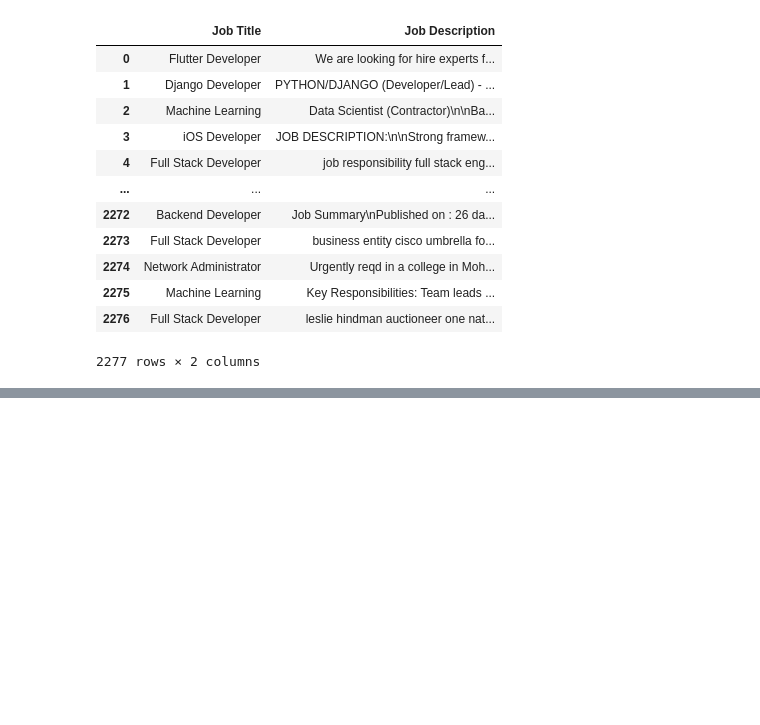
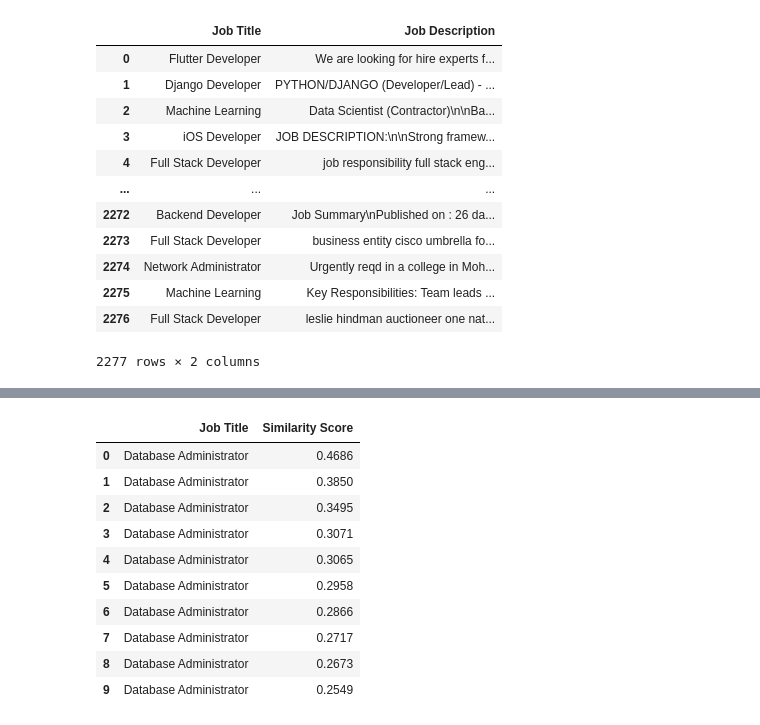
Before and after one commit to s73hruti/ai_resume_screening_system, a Jupyter notebook: notebooks/01_resume_data_preprocessing.ipynb, the cells around one changed output, grey strips where cells are left out. Saved outputs shown, nothing was run; the diff lists cells and outputs as text; code cells hidden in the pictures; blank space fills up the shorter version.

Commit message:
Add cosine similarity based job recommendation with random resume testing

```diff
--- a/notebooks/01_resume_data_preprocessing.ipynb
+++ b/notebooks/01_resume_data_preprocessing.ipynb
@@ -1098,0 +1116,3 @@ job_df
+# %%
+# Calculate similarity scores between every resume and every job description
+similarity_matrix = cosine_similarity(X, job_tfidf_matrix)
@@ -1098,0 +1135,6 @@ job_df
+# %%
+# Get indices of the top 10 matching jobs for the first resume
+top_10_indices = np.argsort(similarity_matrix[0])[::-1][:10]
+
+# Display the indices
+print(top_10_indices)
@@ -1098,0 +1143,6 @@ job_df
+# %%
+# Display the top 10 recommended job titles and their similarity scores
+for index in top_10_indices:
+    print(f"Job Title: {job_df.iloc[index]['Job Title']}")
+    print(f"Similarity Score: {similarity_matrix[0][index]:.4f}")
+    print("-" * 50)
@@ -1098,0 +1173,28 @@ job_df
+# %%
+# Create an empty list to store the recommendations
+recommendations = []
+
+# Store the top 10 recommended jobs and their similarity scores
+for index in top_10_indices:
+    recommendations.append({
+        "Job Title": job_df.iloc[index]["Job Title"],
+        "Similarity Score": round(similarity_matrix[0][index], 4)
+    })
+# %%
+# Convert the recommendations list into a DataFrame
+recommendation_df = pd.DataFrame(recommendations)
+
+# Display the recommendation table
+recommendation_df
+# %% [output]
+|  | Job Title | Similarity Score |
+| 0 | Database Administrator | 0.4686 |
+| 1 | Database Administrator | 0.3850 |
+| 2 | Database Administrator | 0.3495 |
+| 3 | Database Administrator | 0.3071 |
+| 4 | Database Administrator | 0.3065 |
+| 5 | Database Administrator | 0.2958 |
+| 6 | Database Administrator | 0.2866 |
+| 7 | Database Administrator | 0.2717 |
+| 8 | Database Administrator | 0.2673 |
+| 9 | Database Administrator | 0.2549 |
```
Also changed, not shown: parts of 19 cells of this notebook.
